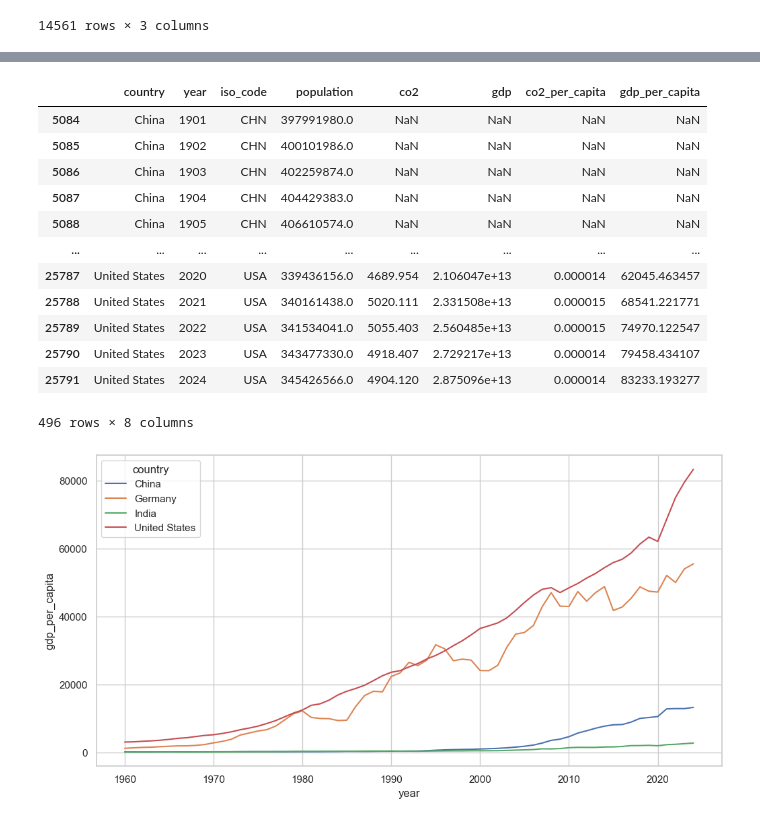
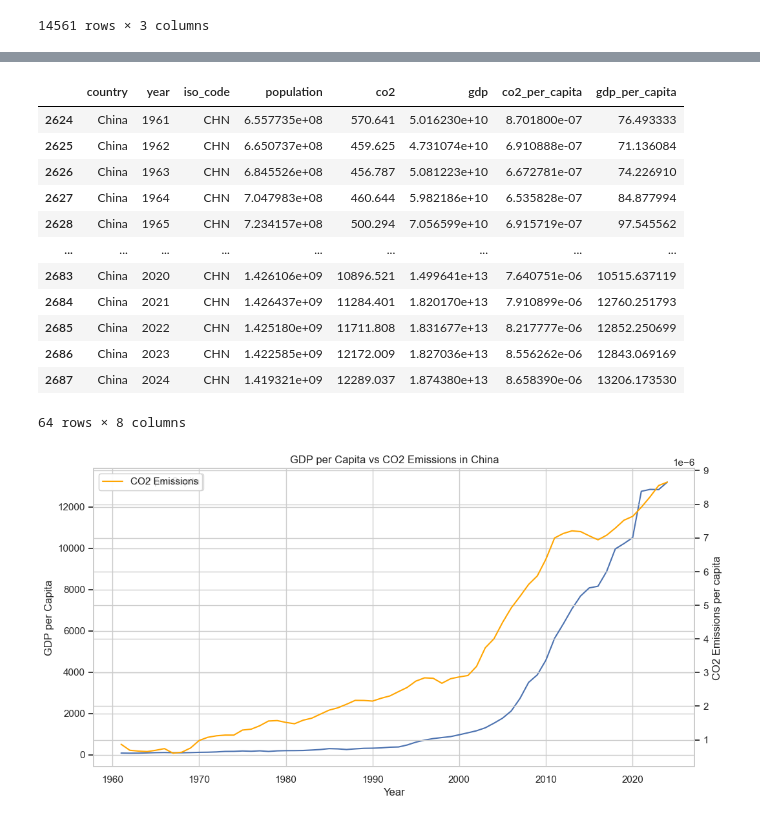
Before and after one commit to fabianfrank-dev/carbon_analysis, a Jupyter notebook: processor.ipynb, the cells around one changed output, grey strips where cells are left out. Cells and saved outputs as stored; diff of their text form; code cells hidden in the pictures.

Commit message:
Reworked documentation and plotting functionalities a bit

```diff
--- a/processor.ipynb
+++ b/processor.ipynb
@@ -90,7 +35,7 @@ df = df[selected_columns].copy()
 
 # remove entries with no iso code(Continents and other groups)
 df = df[df['iso_code'].notna() & (df['iso_code'].str.strip() != '')]
-df = df[df['year'] > 1900]
+df = df[df['year'] > 1960]
 
 df
 # %% [output]
@@ -292,6 +147,7 @@ merged_df['gdp_per_capita'] = np.divide(gdp_arr, pop_arr, out = np.zeros_like(gd
 # %%
 # random choice of countries to be compares
-my_selection = ['Germany', 'United States', 'China', 'India']
+country = 'China'
+my_selection = [country]
 
 # create a dataframe just for those countries
 df_selected = merged_df[merged_df['country'].isin(my_selection)]
@@ -299,21 +155,31 @@ df_selected = merged_df[merged_df['country'].isin(my_selection)]
 df_selected
 # %% [output]
 |  | country | year | iso_code | population | co2 | gdp | co2_per_capita | gdp_per_capita |
-| 5084 | China | 1901 | CHN | 397991980.0 | NaN | NaN | NaN | NaN |
-| 5085 | China | 1902 | CHN | 400101986.0 | NaN | NaN | NaN | NaN |
-| 5086 | China | 1903 | CHN | 402259874.0 | NaN | NaN | NaN | NaN |
-| 5087 | China | 1904 | CHN | 404429383.0 | NaN | NaN | NaN | NaN |
-| 5088 | China | 1905 | CHN | 406610574.0 | NaN | NaN | NaN | NaN |
+| 2624 | China | 1961 | CHN | 6.557735e+08 | 570.641 | 5.016230e+10 | 8.701800e-07 | 76.493333 |
+| 2625 | China | 1962 | CHN | 6.650737e+08 | 459.625 | 4.731074e+10 | 6.910888e-07 | 71.136084 |
+| 2626 | China | 1963 | CHN | 6.845526e+08 | 456.787 | 5.081223e+10 | 6.672781e-07 | 74.226910 |
+| 2627 | China | 1964 | CHN | 7.047983e+08 | 460.644 | 5.982186e+10 | 6.535828e-07 | 84.877994 |
+| 2628 | China | 1965 | CHN | 7.234157e+08 | 500.294 | 7.056599e+10 | 6.915719e-07 | 97.545562 |
 | ... | ... | ... | ... | ... | ... | ... | ... | ... |
-| 25787 | United States | 2020 | USA | 339436156.0 | 4689.954 | 2.106047e+13 | 0.000014 | 62045.463457 |
-| 25788 | United States | 2021 | USA | 340161438.0 | 5020.111 | 2.331508e+13 | 0.000015 | 68541.221771 |
-| 25789 | United States | 2022 | USA | 341534041.0 | 5055.403 | 2.560485e+13 | 0.000015 | 74970.122547 |
-| 25790 | United States | 2023 | USA | 343477330.0 | 4918.407 | 2.729217e+13 | 0.000014 | 79458.434107 |
-| 25791 | United States | 2024 | USA | 345426566.0 | 4904.120 | 2.875096e+13 | 0.000014 | 83233.193277 |
+| 2683 | China | 2020 | CHN | 1.426106e+09 | 10896.521 | 1.499641e+13 | 7.640751e-06 | 10515.637119 |
+| 2684 | China | 2021 | CHN | 1.426437e+09 | 11284.401 | 1.820170e+13 | 7.910899e-06 | 12760.251793 |
+| 2685 | China | 2022 | CHN | 1.425180e+09 | 11711.808 | 1.831677e+13 | 8.217777e-06 | 12852.250699 |
+| 2686 | China | 2023 | CHN | 1.422585e+09 | 12172.009 | 1.827036e+13 | 8.556262e-06 | 12843.069169 |
+| 2687 | China | 2024 | CHN | 1.419321e+09 | 12289.037 | 1.874380e+13 | 8.658390e-06 | 13206.173530 |
-496 rows × 8 columns
+64 rows × 8 columns
 # %%
-plt.figure(figsize=(12, 6))
-sns.lineplot(data=df_selected, x='year', y='gdp_per_capita', hue='country')
+fig, ax1 = plt.subplots(figsize=(12, 6))
+ax1.plot(df_selected['year'], df_selected['gdp_per_capita'], label='GDP per Capita')
+ax1.set_xlabel('Year')
+ax1.set_ylabel('GDP per Capita')
+ax1.legend()
+
+ax2 = ax1.twinx()
+ax2.plot(df_selected['year'], df_selected['co2_per_capita'], label='CO2 Emissions', color='orange')
+ax2.set_ylabel('CO2 Emissions per capita')
+ax2.legend()
+
+plt.title(f'GDP per Capita vs CO2 Emissions in {country}')
 plt.show()
 # %% [output]
-[figure, old version]
+[figure, new version]
```
Also changed, not shown: parts of 9 cells of this notebook, 1 other file.
